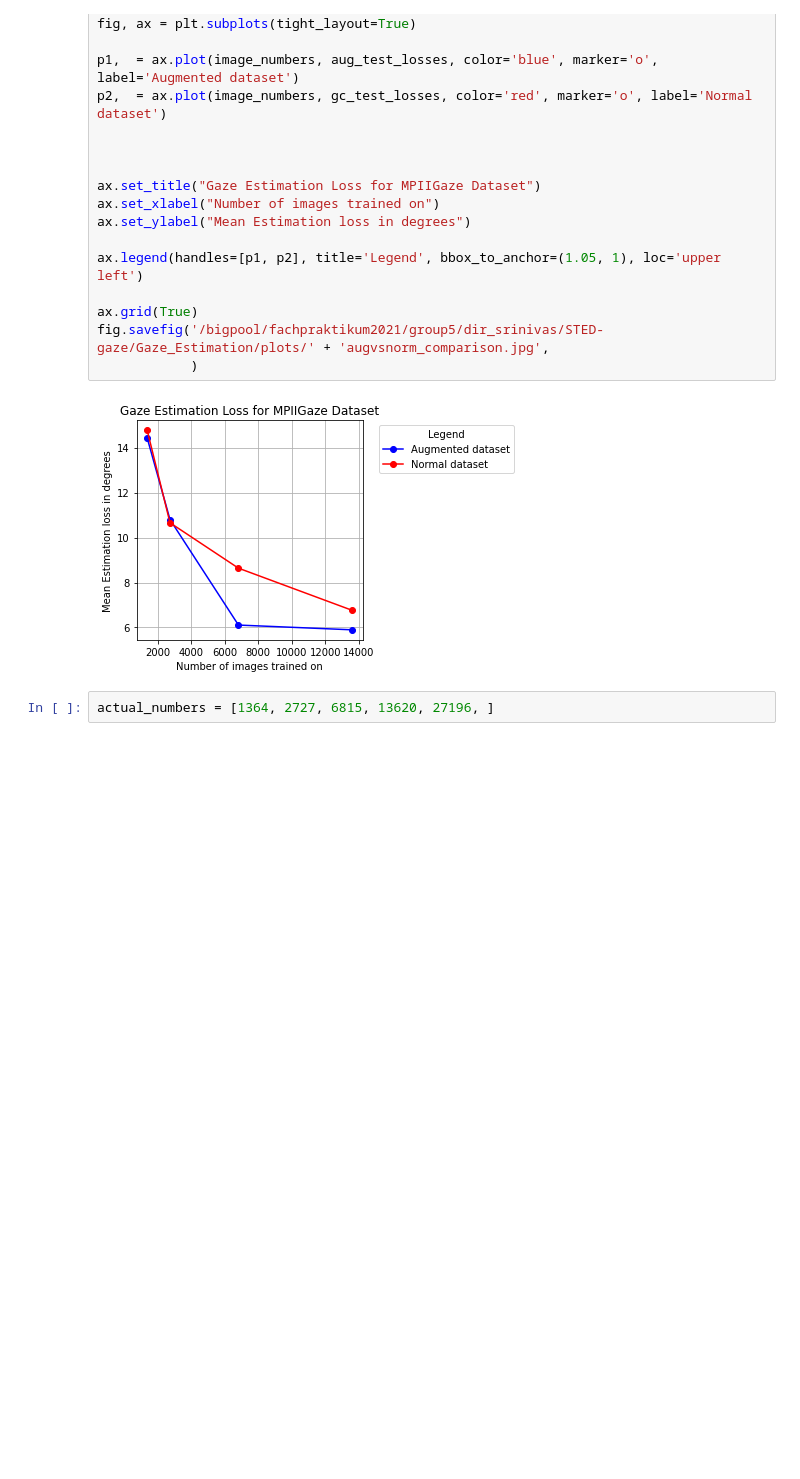
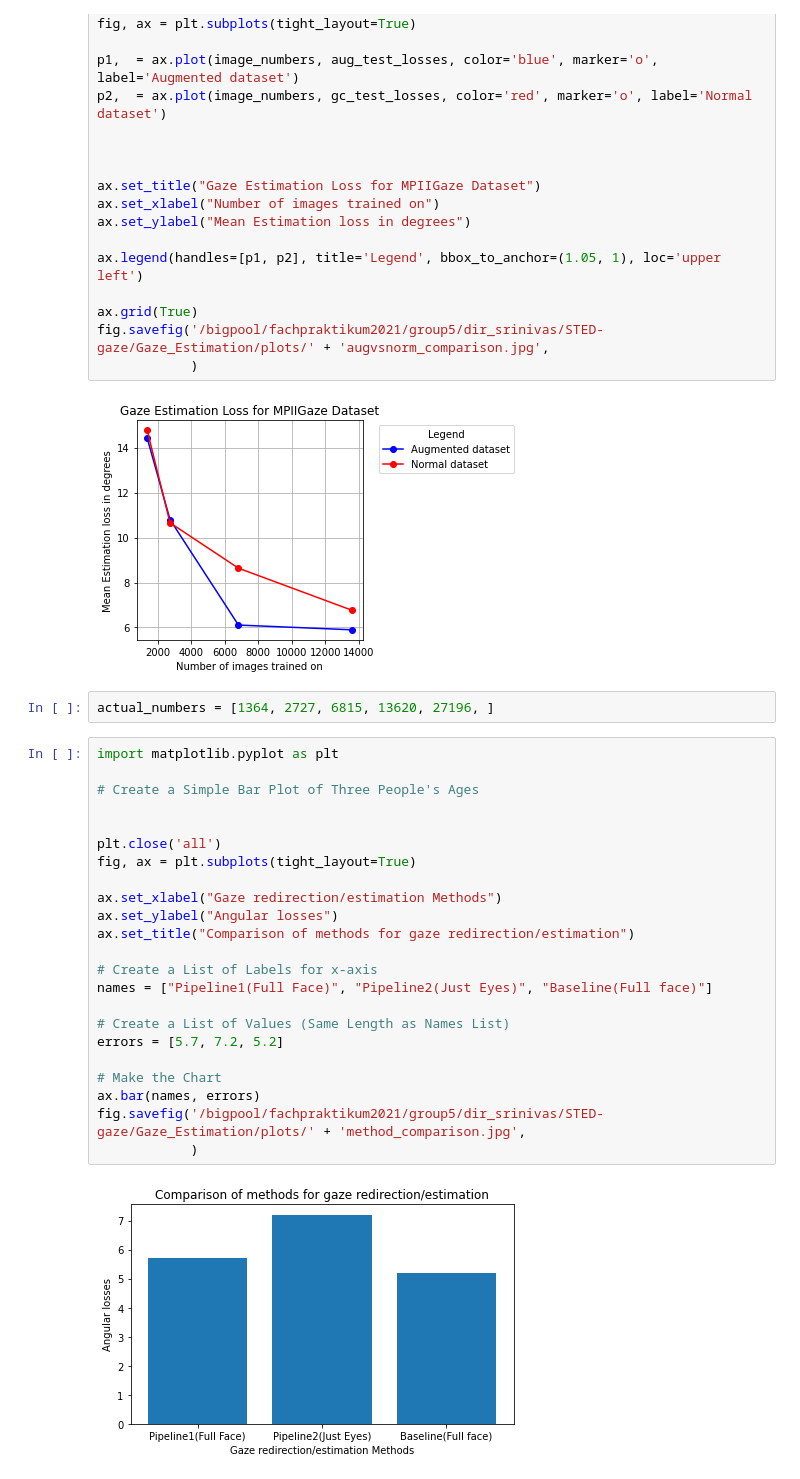
Before and after one commit to codeastra2/GazeRedirectionEstimation, a Jupyter notebook: train_gaze_estimator.ipynb, the cells around one changed output. Drawn from its saved outputs; the diff is of its cells as text; blank space fills up the shorter version.

Commit message:
Added comaprison plot

```diff
--- a/train_gaze_estimator.ipynb
+++ b/train_gaze_estimator.ipynb
@@ -445,3 +426,28 @@ fig.savefig('/bigpool/fachpraktikum2021/group5/dir_srinivas/STED-gaze/Gaze_Estim
 [figure]
 # %%
 actual_numbers = [1364, 2727, 6815, 13620, 27196, ]
+# %%
+import matplotlib.pyplot as plt
+
+# Create a Simple Bar Plot of Three People's Ages
+
+
+plt.close('all')
+fig, ax = plt.subplots(tight_layout=True)
+
+ax.set_xlabel("Gaze redirection/estimation Methods")
+ax.set_ylabel("Angular losses")
+ax.set_title("Comparison of methods for gaze redirection/estimation")
+
+# Create a List of Labels for x-axis
+names = ["Pipeline1(Full Face)", "Pipeline2(Just Eyes)", "Baseline(Full face)"]
+
+# Create a List of Values (Same Length as Names List)
+errors = [5.7, 7.2, 5.2]
+
+# Make the Chart
+ax.bar(names, errors)
+fig.savefig('/bigpool/fachpraktikum2021/group5/dir_srinivas/STED-gaze/Gaze_Estimation/plots/' + 'method_comparison.jpg',
+            )
+# %% [output]
+[figure, added]
```
Also changed, not shown: parts of 1 cell of this notebook, 1 other file.
